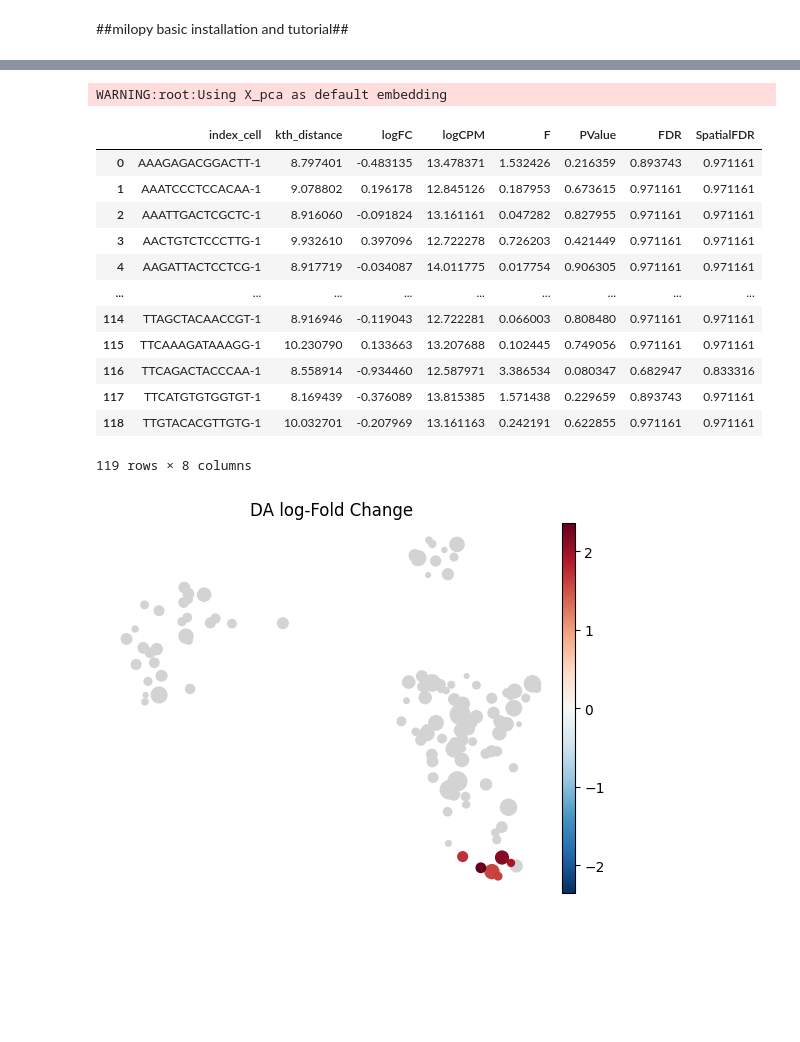
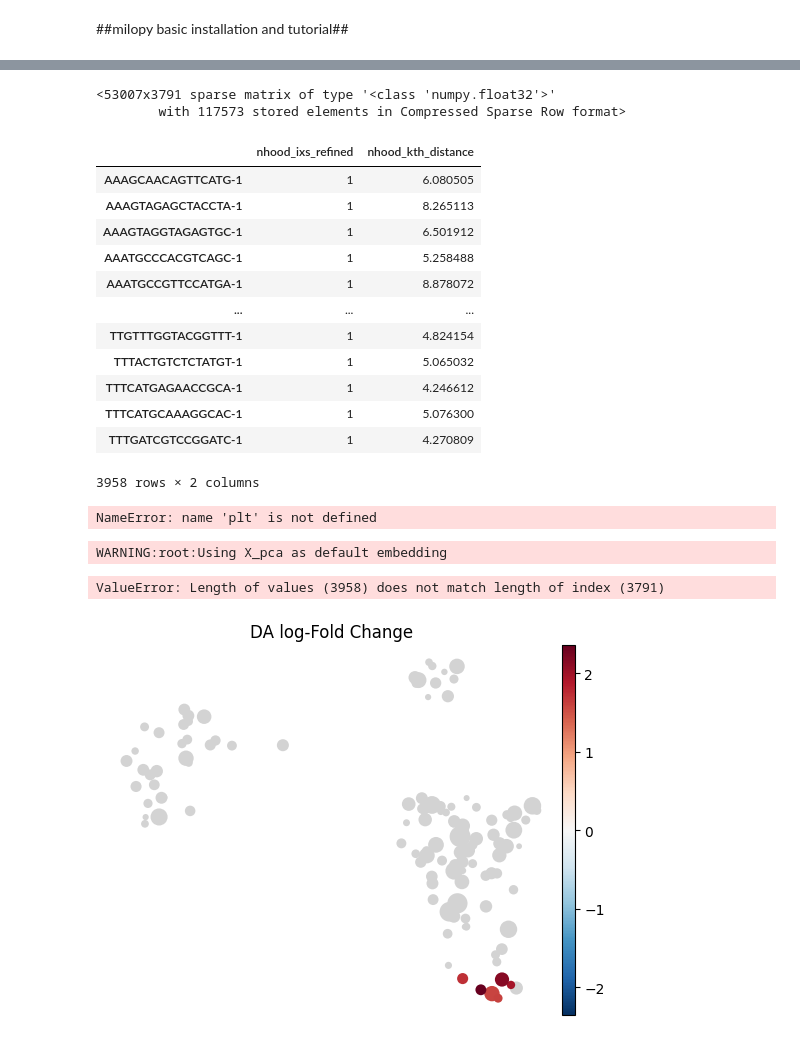
Before and after one commit to tuonglab/Alicia-Project-1, a Jupyter notebook: notebooks/Milo for Mehtonen et al.ipynb, the cells around one changed output, grey strips where cells are left out. Saved outputs shown, nothing was run; the diff lists cells and outputs as text; code cells hidden in the pictures; blank space fills up the shorter version.

Commit message:
integrating own data to Milo

```diff
--- a/notebooks/Milo for Mehtonen et al.ipynb
+++ b/notebooks/Milo for Mehtonen et al.ipynb
@@ -7,9 +7,9 @@ import numpy as np
 import milopy
 import milopy.core as milo
 # %%
-adata = sc.datasets.pbmc3k_processed()
+# adata = sc.datasets.pbmc3k_processed()
+# adata
+
+adata = sc.read_h5ad('./write/GSE148218_processed.h5ad')
 adata
-
-#adata = sc.read_h5ad("/Users/Ali/Desktop/Mehtonen et al./GSE148218_RAW/adata_rb.h5ad")
-#adata
 # %% [output]
@@ -23,12 +21,0 @@ AnnData object with n_obs × n_vars = 2638 × 1838
-# %%
-## Simulate experimental condition ##
-adata.obs["condition"] = np.random.choice(["ConditionA", "ConditionB"], size=adata.n_obs, p=[0.5,0.5])
-# we simulate differential abundance in NK cells
-DA_cells = adata.obs["louvain"] == "NK cells"
-adata.obs.loc[DA_cells, "condition"] = np.random.choice(["ConditionA", "ConditionB"], size=sum(DA_cells), p=[0.2,0.8])
-
-## Simulate replicates ##
-adata.obs["replicate"] = np.random.choice(["R1", "R2", "R3"], size=adata.n_obs)
-adata.obs["sample"] = adata.obs["replicate"] + adata.obs["condition"]
-
-sc.pl.umap(adata, color=["louvain","condition", "sample"])
@@ -37,3 +34,29 @@ sc.pl.umap(adata, color=["louvain","condition", "sample"])
+# %%
+adata.obsm["nhoods"]
+# %% [output]
+<53007x3791 sparse matrix of type '<class 'numpy.float32'>'
+        with 117573 stored elements in Compressed Sparse Row format>
+# %%
+adata[adata.obs['nhood_ixs_refined'] != 0].obs[['nhood_ixs_refined', 'nhood_kth_distance']]
+# %% [output]
+|  | nhood_ixs_refined | nhood_kth_distance |
+| AAAGCAACAGTTCATG-1 | 1 | 6.080505 |
+| AAAGTAGAGCTACCTA-1 | 1 | 8.265113 |
+| AAAGTAGGTAGAGTGC-1 | 1 | 6.501912 |
+| AAATGCCCACGTCAGC-1 | 1 | 5.258488 |
+| AAATGCCGTTCCATGA-1 | 1 | 8.878072 |
+| ... | ... | ... |
+| TTGTTTGGTACGGTTT-1 | 1 | 4.824154 |
+| TTTACTGTCTCTATGT-1 | 1 | 5.065032 |
+| TTTCATGAGAACCGCA-1 | 1 | 4.246612 |
+| TTTCATGCAAAGGCAC-1 | 1 | 5.076300 |
+| TTTGATCGTCCGGATC-1 | 1 | 4.270809 |
+3958 rows × 2 columns
+# %%
+nhood_size = np.array(adata.obsm["nhoods"].sum(0)).ravel()
+plt.hist(nhood_size, bins=100);
+# %% [output]
+NameError: name 'plt' is not defined
 # %%
 ## Build KNN graph
 sc.pp.neighbors(adata, n_neighbors=10)
@@ -42,7 +65,7 @@ sc.pp.neighbors(adata, n_neighbors=10)
 milo.make_nhoods(adata)
 
 ## Count cells from each sample in each nhood
-milo.count_nhoods(adata, sample_col="sample")
+milo.count_nhoods(adata, sample_col="total_counts")
 
 ## Test for differential abundance between conditions
 milo.DA_nhoods(adata, design="~ condition")
@@ -52,19 +75,7 @@ milo_results = adata.uns["nhood_adata"].obs
 milo_results
 # %% [output]
 WARNING:root:Using X_pca as default embedding
-|  | index_cell | kth_distance | logFC | logCPM | F | PValue | FDR | SpatialFDR |
-| 0 | AAAGAGACGGACTT-1 | 8.797401 | -0.483135 | 13.478371 | 1.532426 | 0.216359 | 0.893743 | 0.971161 |
-| 1 | AAATCCCTCCACAA-1 | 9.078802 | 0.196178 | 12.845126 | 0.187953 | 0.673615 | 0.971161 | 0.971161 |
-| 2 | AAATTGACTCGCTC-1 | 8.916060 | -0.091824 | 13.161161 | 0.047282 | 0.827955 | 0.971161 | 0.971161 |
-| 3 | AACTGTCTCCCTTG-1 | 9.932610 | 0.397096 | 12.722278 | 0.726203 | 0.421449 | 0.971161 | 0.971161 |
-| 4 | AAGATTACTCCTCG-1 | 8.917719 | -0.034087 | 14.011775 | 0.017754 | 0.906305 | 0.971161 | 0.971161 |
-| ... | ... | ... | ... | ... | ... | ... | ... | ... |
-| 114 | TTAGCTACAACCGT-1 | 8.916946 | -0.119043 | 12.722281 | 0.066003 | 0.808480 | 0.971161 | 0.971161 |
-| 115 | TTCAAAGATAAAGG-1 | 10.230790 | 0.133663 | 13.207688 | 0.102445 | 0.749056 | 0.971161 | 0.971161 |
-| 116 | TTCAGACTACCCAA-1 | 8.558914 | -0.934460 | 12.587971 | 3.386534 | 0.080347 | 0.682947 | 0.833316 |
-| 117 | TTCATGTGTGGTGT-1 | 8.169439 | -0.376089 | 13.815385 | 1.571438 | 0.229659 | 0.893743 | 0.971161 |
-| 118 | TTGTACACGTTGTG-1 | 10.032701 | -0.207969 | 13.161163 | 0.242191 | 0.622855 | 0.971161 | 0.971161 |
-119 rows × 8 columns
+ValueError: Length of values (3958) does not match length of index (3791)
 # %%
 milopy.utils.build_nhood_graph(adata)
 milopy.plot.plot_nhood_graph(adata, alpha=0.2, min_size=5)
```
Also changed, not shown: parts of 4 cells of this notebook.
